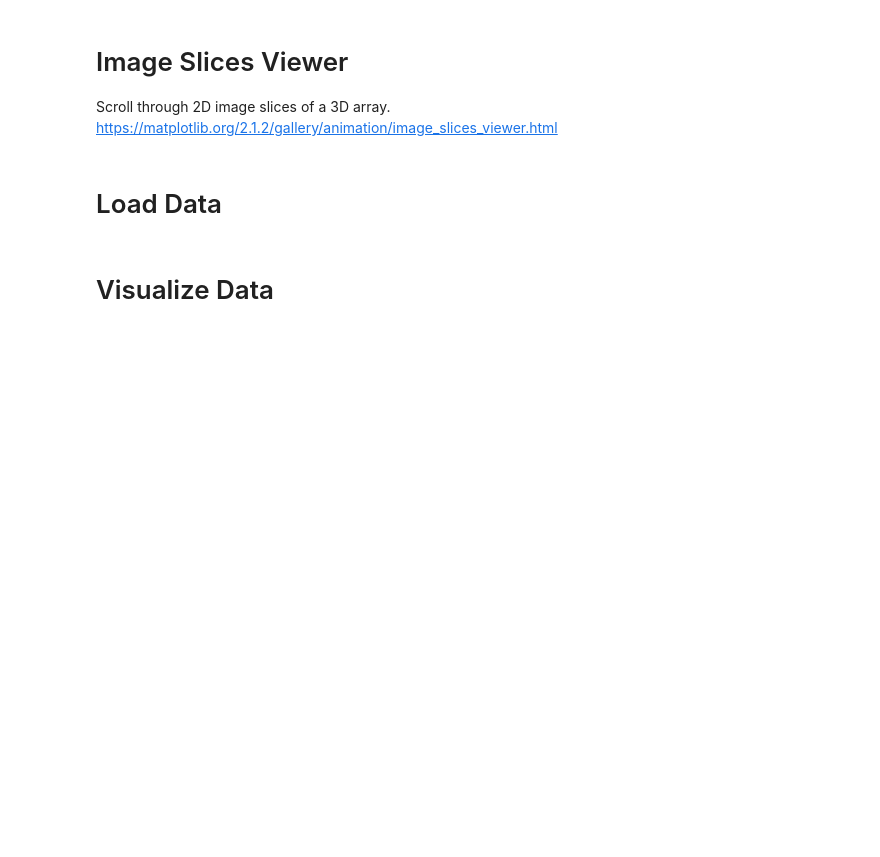
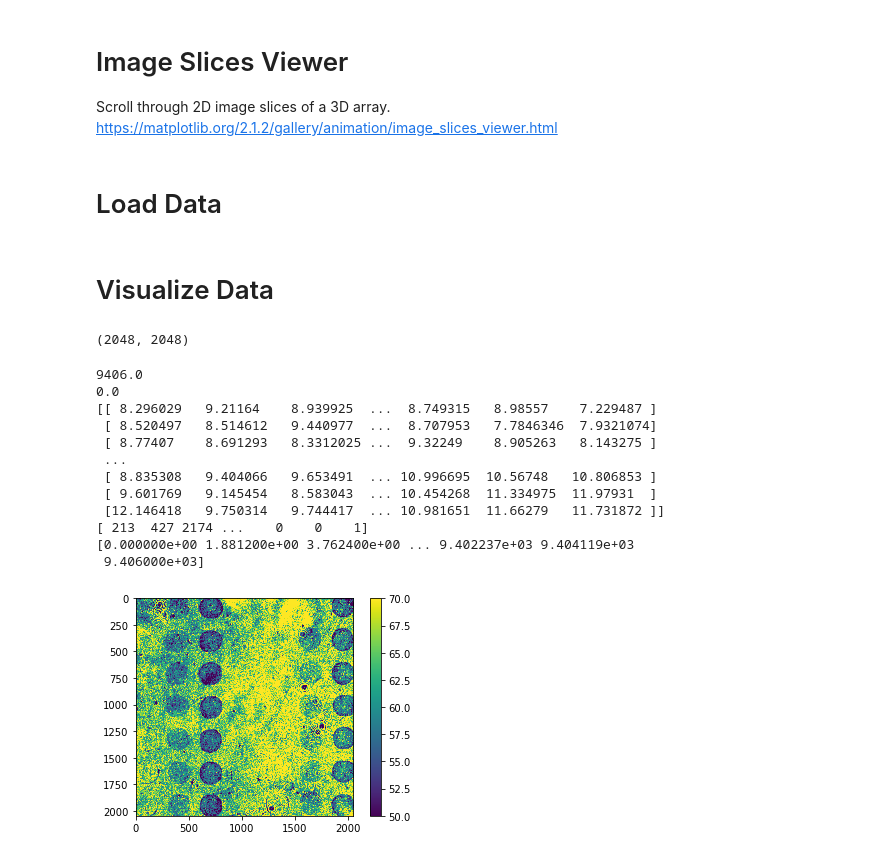
Before and after one commit to wadi2/BiosensorDataAnalysis, a Jupyter notebook: VisualizeDataCube.ipynb, the cells around one changed output. Drawn from its saved outputs; the diff is of its cells as text; code cells hidden in the pictures; blank space fills up the shorter version.

Commit message:
Mike added cells for Hough transform
Added cells with minimal commenting to test Hough transform.

```diff
--- a/VisualizeDataCube.ipynb
+++ b/VisualizeDataCube.ipynb
@@ -143,3 +145,8 @@ cmin = 0, cmax = 10)#3 * np.mean(data[np.isfinite(data)]))
 
 fig.canvas.mpl_connect('scroll_event', tracker.onscroll)
 plt.show()
+# %%
+img = before[4]
+print(img.shape)
+# %% [output]
+(2048, 2048)
@@ -145,0 +159,42 @@ plt.show()
+# %%
+#Mike getting a basic image to show up
+import cv2 as cv
+img = before[2]
+data_shape = img.shape
+#img = np.resize(img[np.isfinite(img)], data_shape)
+### Where is the data?
+print(np.amax(img ))
+print(np.amin(img))
+print(img)
+hist, bin_edges=np.histogram(img, bins=5000, range=None, normed=None, weights=None, density=None)
+print(hist)
+print(bin_edges)
+##### End of where is the data stuff
+fig, ax = plt.subplots()
+#Normalize the data for viewing with an 8bit viewer like imshow
+dst	= cv.normalize(img, None, 0, 65500, cv2.NORM_MINMAX, dtype=cv2.CV_8U)
+#colormap for contrast
+#color = cv2.applyColorMap(dst, cv2.COLORMAP_JET)
+
+im = ax.imshow(dst, interpolation='nearest',
+               vmin=50, vmax=70)
+fig.colorbar(im)
+plt.show()
+
+
+#Displaying the normalized data
+cv2.imshow('before',dst)
+# %% [output]
+9406.0
+0.0
+[[ 8.296029   9.21164    8.939925  ...  8.749315   8.98557    7.229487 ]
+ [ 8.520497   8.514612   9.440977  ...  8.707953   7.7846346  7.9321074]
+ [ 8.77407    8.691293   8.3312025 ...  9.32249    8.905263   8.143275 ]
+ ...
+ [ 8.835308   9.404066   9.653491  ... 10.996695  10.56748   10.806853 ]
+ [ 9.601769   9.145454   8.583043  ... 10.454268  11.334975  11.97931  ]
+ [12.146418   9.750314   9.744417  ... 10.981651  11.66279   11.731872 ]]
+[ 213  427 2174 ...    0    0    1]
+[0.000000e+00 1.881200e+00 3.762400e+00 ... 9.402237e+03 9.404119e+03
+ 9.406000e+03]
+[figure, added]
```
Also changed, not shown: parts of 5 cells of this notebook, 1 other file.
